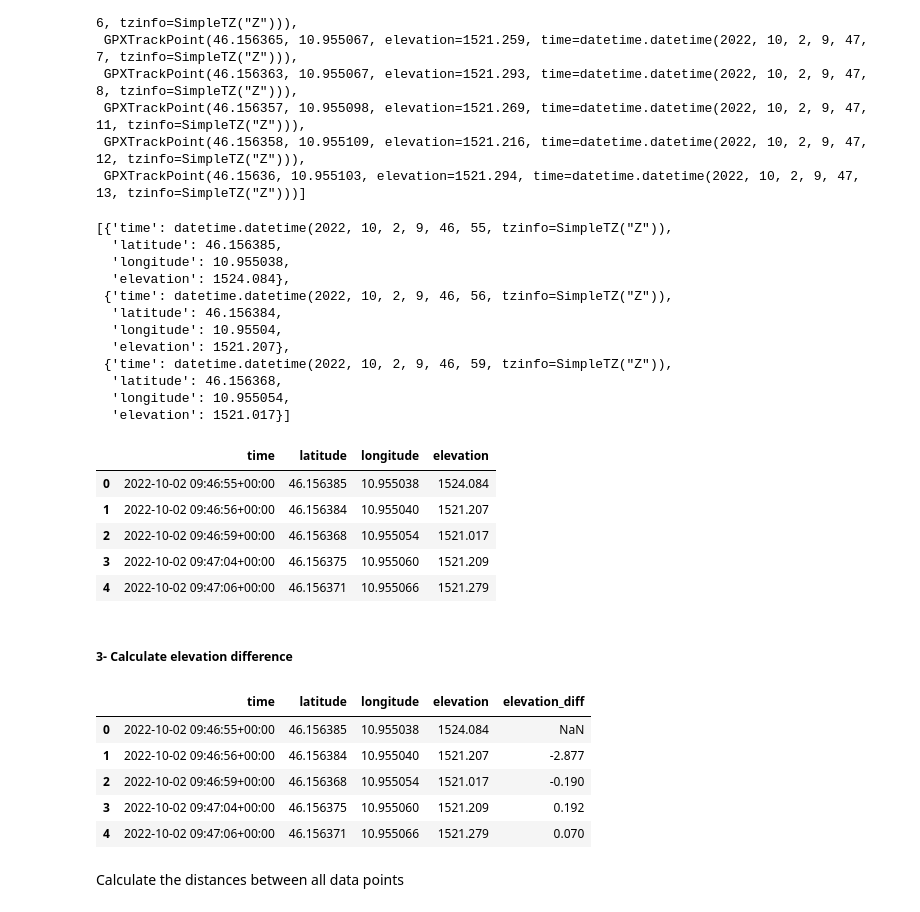
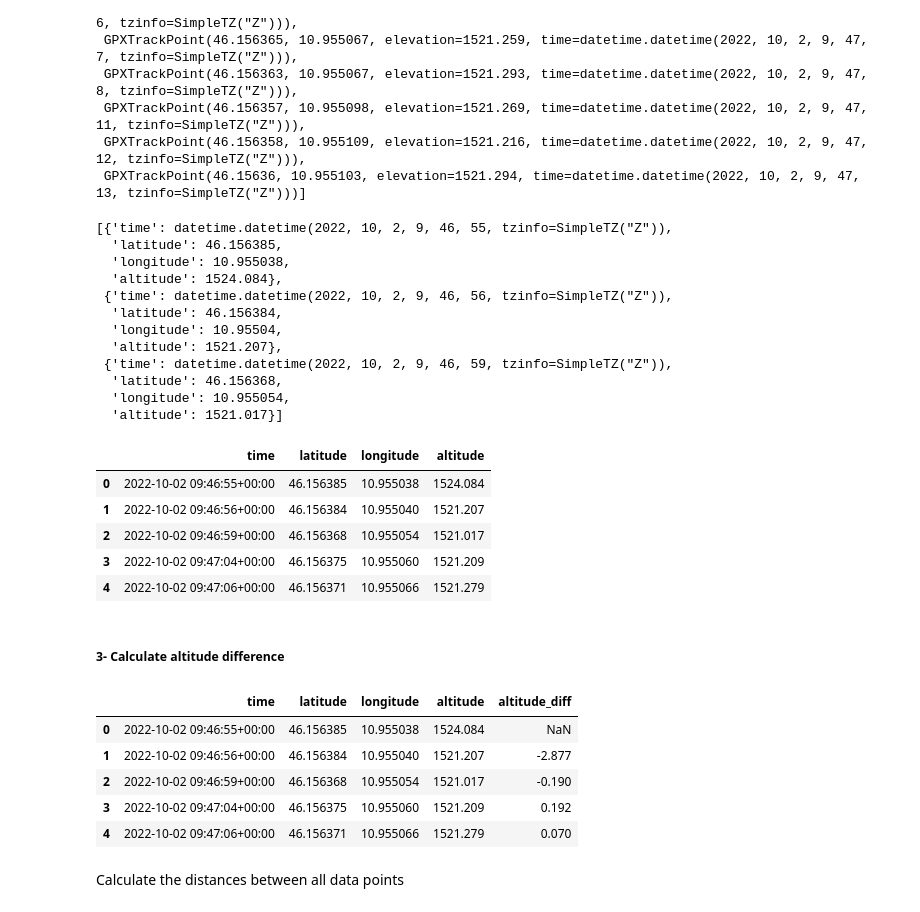
Before and after one commit to nimakarimi97/my-thesis-MSc, a Jupyter notebook: project/first_analyze.ipynb, the cells around one changed output. Drawn from its saved outputs; the diff is of its cells as text; code cells hidden in the pictures.

```diff
--- a/project/first_analyze.ipynb
+++ b/project/first_analyze.ipynb
@@ -51,40 +51,40 @@ for track in gpx.tracks:
                 'time': point.time,
                 'latitude': point.latitude,
                 'longitude': point.longitude,
-                'elevation': point.elevation
+                'altitude': point.elevation
             })
 route_info[:3]
 # %% [output]
 [{'time': datetime.datetime(2022, 10, 2, 9, 46, 55, tzinfo=SimpleTZ("Z")),
   'latitude': 46.156385,
   'longitude': 10.955038,
-  'elevation': 1524.084},
+  'altitude': 1524.084},
  {'time': datetime.datetime(2022, 10, 2, 9, 46, 56, tzinfo=SimpleTZ("Z")),
   'latitude': 46.156384,
   'longitude': 10.95504,
-  'elevation': 1521.207},
+  'altitude': 1521.207},
  {'time': datetime.datetime(2022, 10, 2, 9, 46, 59, tzinfo=SimpleTZ("Z")),
   'latitude': 46.156368,
   'longitude': 10.955054,
-  'elevation': 1521.017}]
+  'altitude': 1521.017}]
 # %%
 route_df = pd.DataFrame(route_info)
 route_df.head()
 # %% [output]
-|  | time | latitude | longitude | elevation |
+|  | time | latitude | longitude | altitude |
 | 0 | 2022-10-02 09:46:55+00:00 | 46.156385 | 10.955038 | 1524.084 |
 | 1 | 2022-10-02 09:46:56+00:00 | 46.156384 | 10.955040 | 1521.207 |
 | 2 | 2022-10-02 09:46:59+00:00 | 46.156368 | 10.955054 | 1521.017 |
 | 3 | 2022-10-02 09:47:04+00:00 | 46.156375 | 10.955060 | 1521.209 |
 | 4 | 2022-10-02 09:47:06+00:00 | 46.156371 | 10.955066 | 1521.279 |
 # %% [markdown]
-##### 3- Calculate elevation difference
+##### 3- Calculate altitude difference
 # %%
-route_df['elevation_diff'] = route_df['elevation'].diff()
+route_df['altitude_diff'] = route_df['altitude'].diff()
 
 route_df.head()
 # %% [output]
-|  | time | latitude | longitude | elevation | elevation_diff |
+|  | time | latitude | longitude | altitude | altitude_diff |
 | 0 | 2022-10-02 09:46:55+00:00 | 46.156385 | 10.955038 | 1524.084 | NaN |
 | 1 | 2022-10-02 09:46:56+00:00 | 46.156384 | 10.955040 | 1521.207 | -2.877 |
 | 2 | 2022-10-02 09:46:59+00:00 | 46.156368 | 10.955054 | 1521.017 | -0.190 |
```
Also changed, not shown: parts of 5 cells of this notebook, 6 other files.
